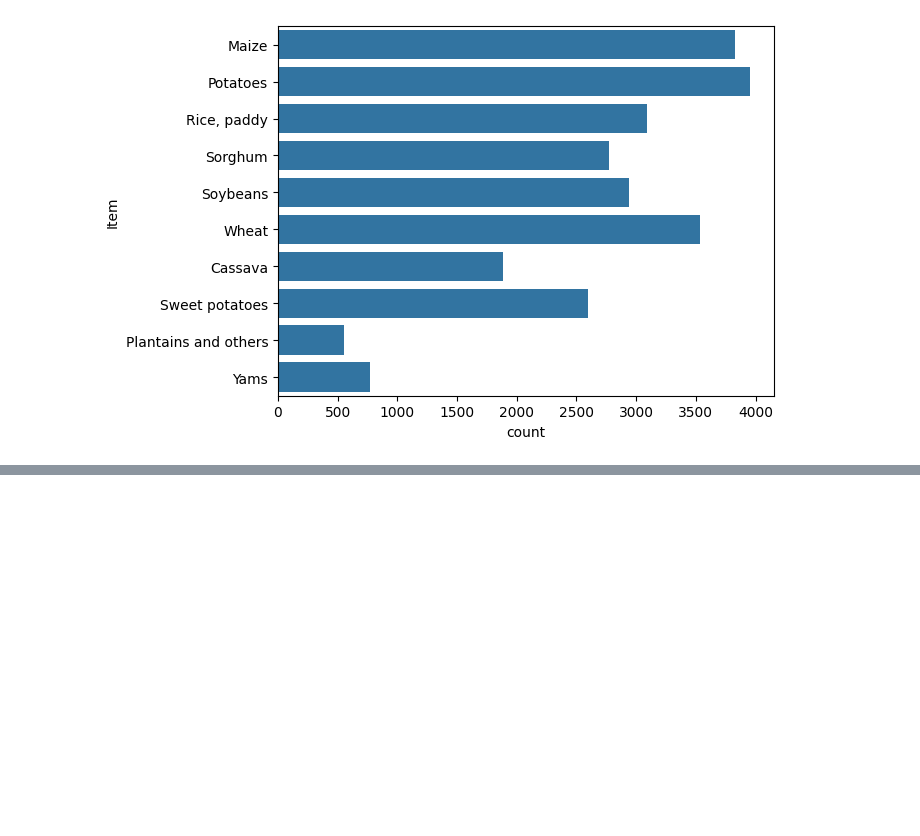
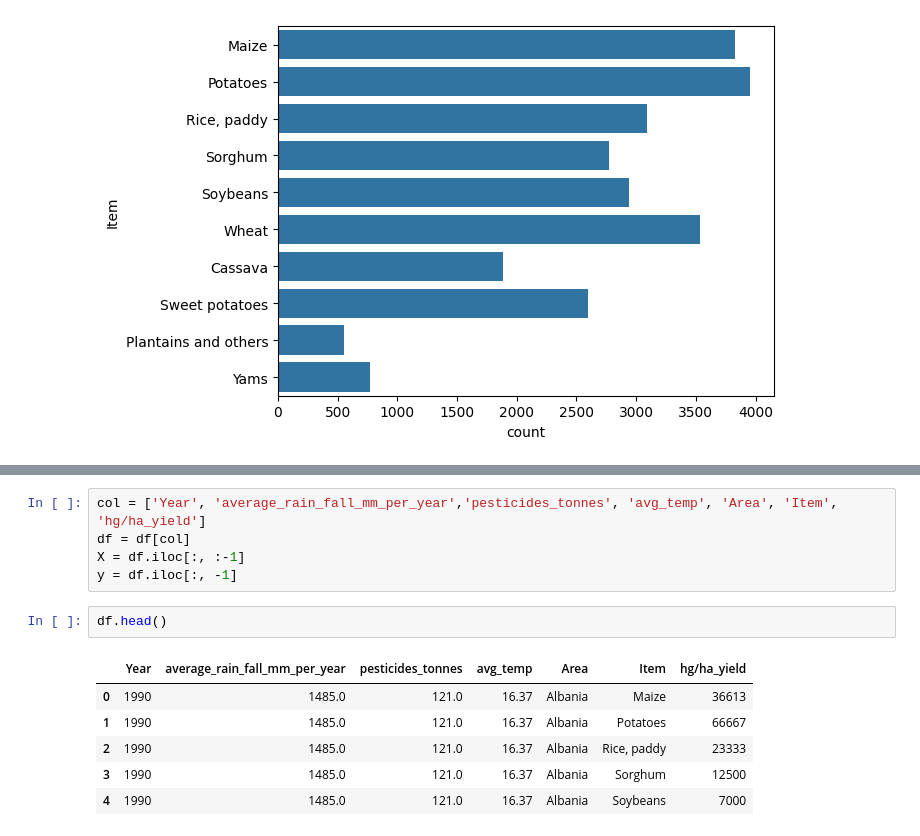
Before and after one commit to baixabhi/Crop-Yield-Prediction, a Jupyter notebook: Crop.ipynb, the cells around one changed output, grey strips where cells are left out. Drawn from its saved outputs; the diff is of its cells as text; blank space fills up the shorter version.

```diff
--- a/Crop.ipynb
+++ b/Crop.ipynb
@@ -169,0 +187,14 @@ sns.countplot(y = df['Item'])
+# %%
+col = ['Year', 'average_rain_fall_mm_per_year','pesticides_tonnes', 'avg_temp', 'Area', 'Item', 'hg/ha_yield']
+df = df[col]
+X = df.iloc[:, :-1]
+y = df.iloc[:, -1]
+# %%
+df.head()
+# %% [output]
+|  | Year | average_rain_fall_mm_per_year | pesticides_tonnes | avg_temp | Area | Item | hg/ha_yield |
+| 0 | 1990 | 1485.0 | 121.0 | 16.37 | Albania | Maize | 36613 |
+| 1 | 1990 | 1485.0 | 121.0 | 16.37 | Albania | Potatoes | 66667 |
+| 2 | 1990 | 1485.0 | 121.0 | 16.37 | Albania | Rice, paddy | 23333 |
+| 3 | 1990 | 1485.0 | 121.0 | 16.37 | Albania | Sorghum | 12500 |
+| 4 | 1990 | 1485.0 | 121.0 | 16.37 | Albania | Soybeans | 7000 |
```
Also changed, not shown: parts of 11 cells of this notebook.
